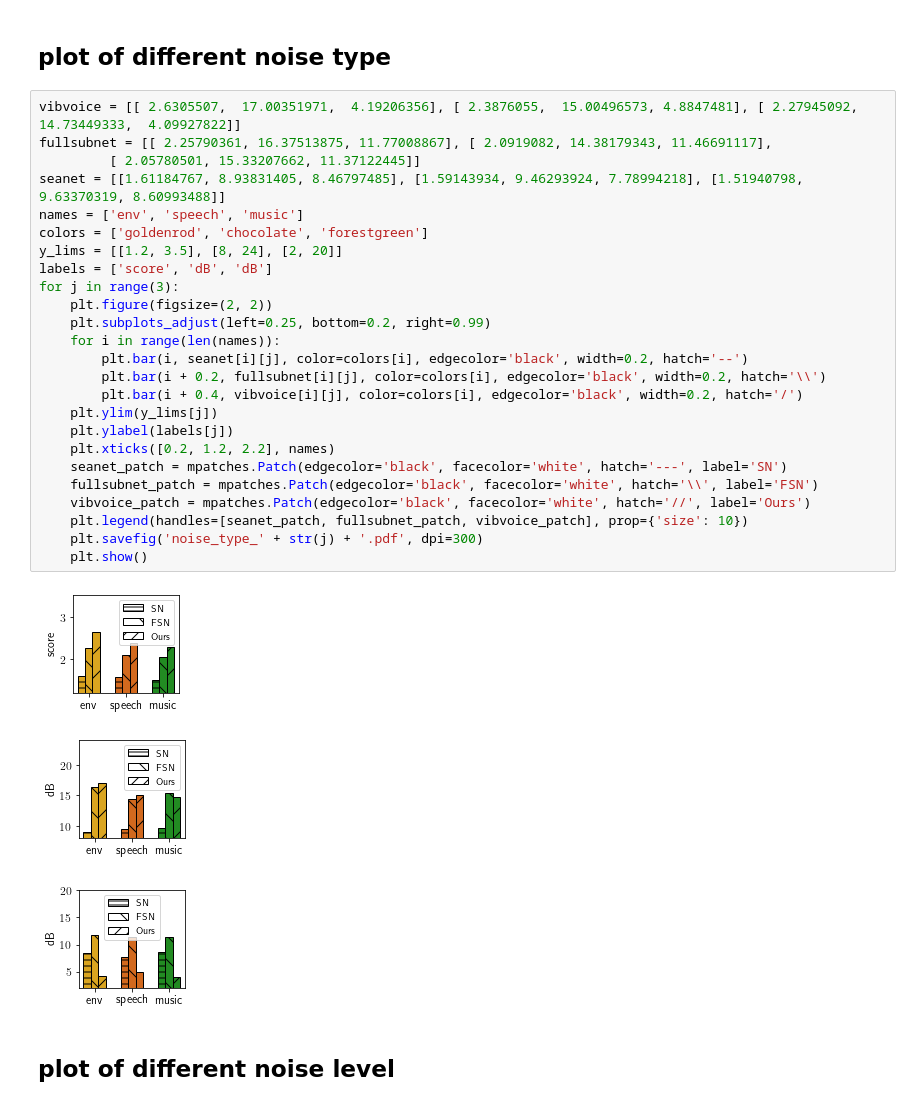
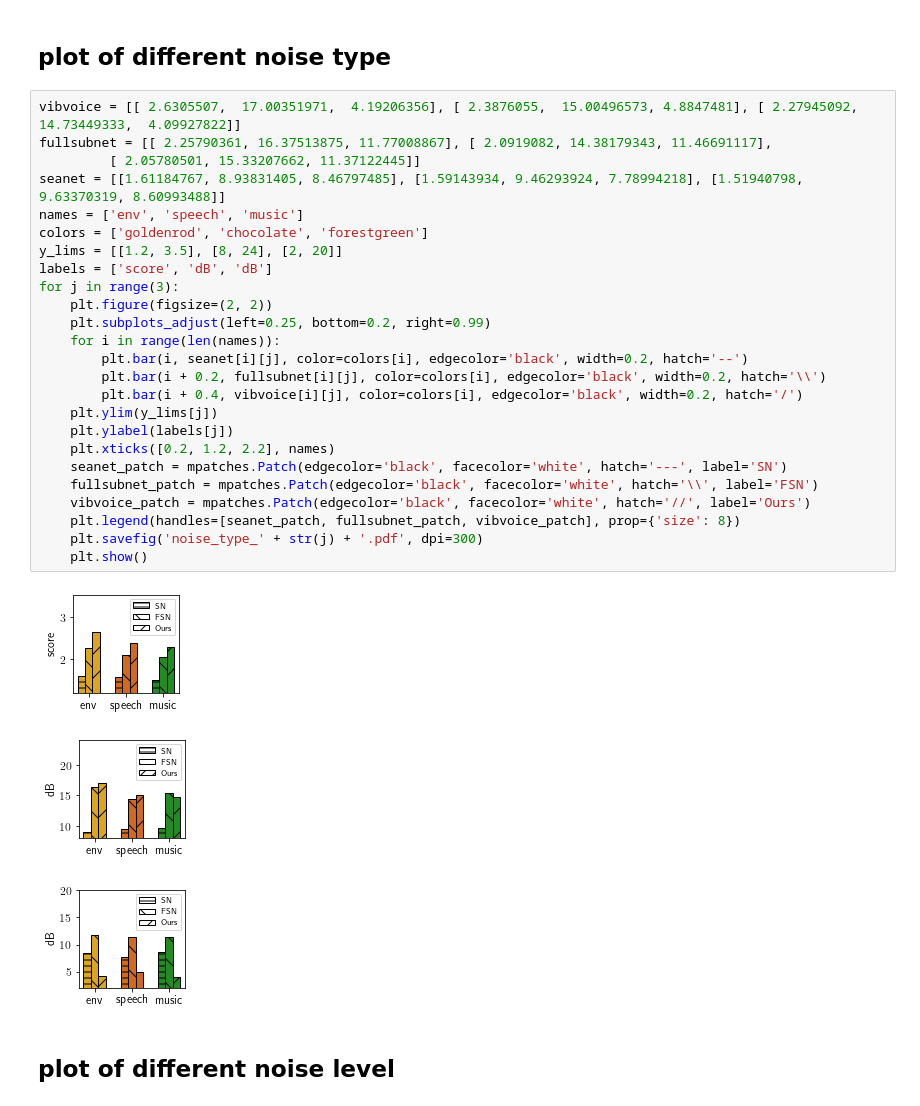
Before and after one commit to lixinghe1999/audioproject, a Jupyter notebook: enhancement/plot/plot.ipynb, the cells around one changed output. Saved outputs shown, nothing was run; the diff lists cells and outputs as text.

```diff
--- a/enhancement/plot/plot.ipynb
+++ b/enhancement/plot/plot.ipynb
@@ -13,32 +13,32 @@ import os
 # %%
 vibvoice = [[ 2.6305507,  17.00351971,  4.19206356], [ 2.3876055,  15.00496573, 4.8847481], [ 2.27945092, 14.73449333,  4.09927822]]
 fullsubnet = [[ 2.25790361, 16.37513875, 11.77008867], [ 2.0919082, 14.38179343, 11.46691117],
          [ 2.05780501, 15.33207662, 11.37122445]]
 seanet = [[1.61184767, 8.93831405, 8.46797485], [1.59143934, 9.46293924, 7.78994218], [1.51940798, 9.63370319, 8.60993488]]
 names = ['env', 'speech', 'music']
 colors = ['goldenrod', 'chocolate', 'forestgreen']
 y_lims = [[1.2, 3.5], [8, 24], [2, 20]]
 labels = ['score', 'dB', 'dB']
 for j in range(3):
     plt.figure(figsize=(2, 2))
     plt.subplots_adjust(left=0.25, bottom=0.2, right=0.99)
     for i in range(len(names)):
         plt.bar(i, seanet[i][j], color=colors[i], edgecolor='black', width=0.2, hatch='--')
         plt.bar(i + 0.2, fullsubnet[i][j], color=colors[i], edgecolor='black', width=0.2, hatch='\\')
         plt.bar(i + 0.4, vibvoice[i][j], color=colors[i], edgecolor='black', width=0.2, hatch='/')
     plt.ylim(y_lims[j])
     plt.ylabel(labels[j])
     plt.xticks([0.2, 1.2, 2.2], names)
     seanet_patch = mpatches.Patch(edgecolor='black', facecolor='white', hatch='---', label='SN')
     fullsubnet_patch = mpatches.Patch(edgecolor='black', facecolor='white', hatch='\\', label='FSN')
     vibvoice_patch = mpatches.Patch(edgecolor='black', facecolor='white', hatch='//', label='Ours')
-    plt.legend(handles=[seanet_patch, fullsubnet_patch, vibvoice_patch], prop={'size': 10})
+    plt.legend(handles=[seanet_patch, fullsubnet_patch, vibvoice_patch], prop={'size': 8})
     plt.savefig('noise_type_' + str(j) + '.pdf', dpi=300)
     plt.show()
 # %% [output]
-[figure, old version]
+[figure, new version]
-[figure, old version]
+[figure, new version]
-[figure, old version]
+[figure, new version]
 # %% [markdown]
   ## plot of different noise level
 # %%
```
Also changed, not shown: parts of 5 cells of this notebook, 1 other file.
